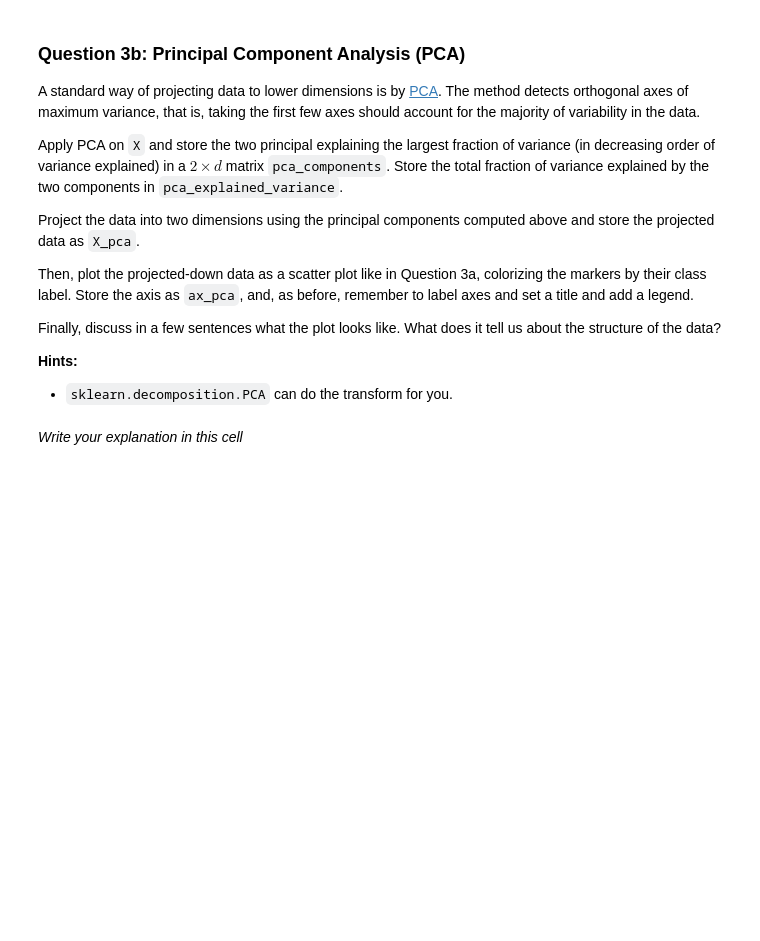
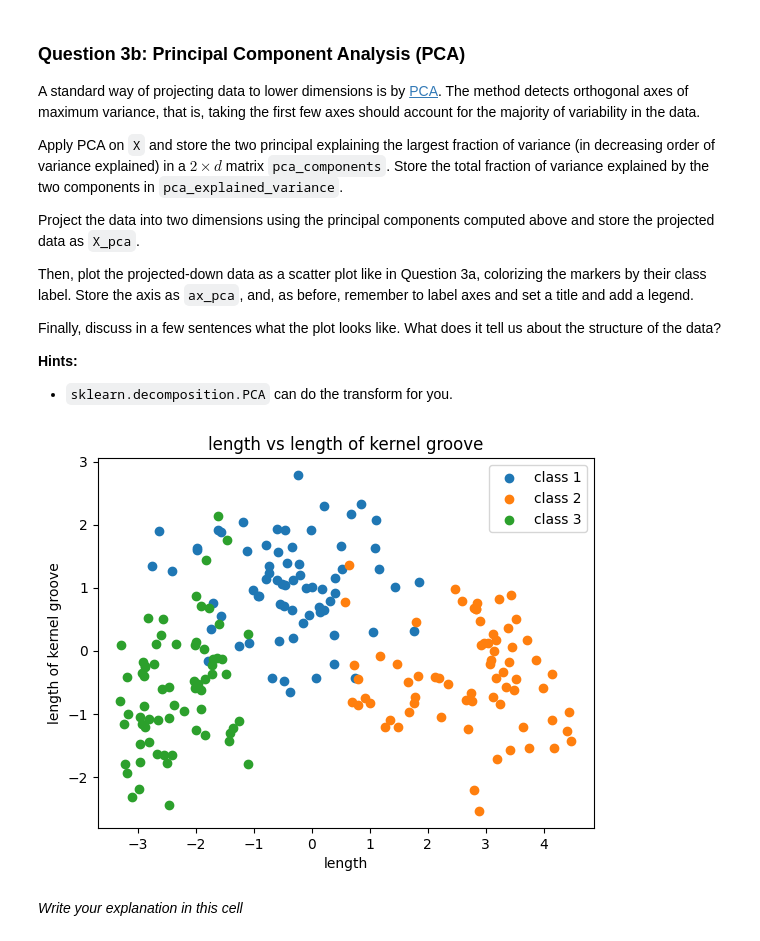
Before and after one commit to david-ferm00/data_science_and_ai, a Jupyter notebook: assignment_4/assignment4_template-1.ipynb, the cells around one changed output. Saved outputs shown, nothing was run; the diff lists cells and outputs as text; code cells hidden in the pictures; blank space fills up the shorter version.

```diff
--- a/assignment_4/assignment4_template-1.ipynb
+++ b/assignment_4/assignment4_template-1.ipynb
@@ -312,6 +333,34 @@ Finally, discuss in a few sentences what the plot looks like. What does it tell
 # %%
 # Codegrade Tag Question3b
 # Do *not* remove the tag above
+
+import sklearn
+
+pca = sklearn.decomposition.PCA(n_components=2)
+X_pca = pca.fit_transform(X)
+pca_components = pca.components_
+pca_explained_variance = pca.explained_variance_ratio_.sum()
+
+
+interesting_feature1 = "length"
+interesting_feature2 = "length of kernel groove"
+
+fig_pca, ax_pca = plt.subplots()
+
+
+for label in np.unique(y):
+    ax_pca.scatter(X_pca[y == label, 0], X_pca[y == label, 1], label = f"class {label}")
+
+
+ax_pca.set_xlabel(interesting_feature1)
+ax_pca.set_ylabel(interesting_feature2)
+ax_pca.set_title(f"{interesting_feature1} vs {interesting_feature2}")
+
+ax_pca.legend()
+
+plt.show()
+# %% [output]
+[figure, added]
 # %% [markdown]
 *Write your explanation in this cell*
 # %% [markdown]
```
Also changed, not shown: parts of 1 cell of this notebook.
